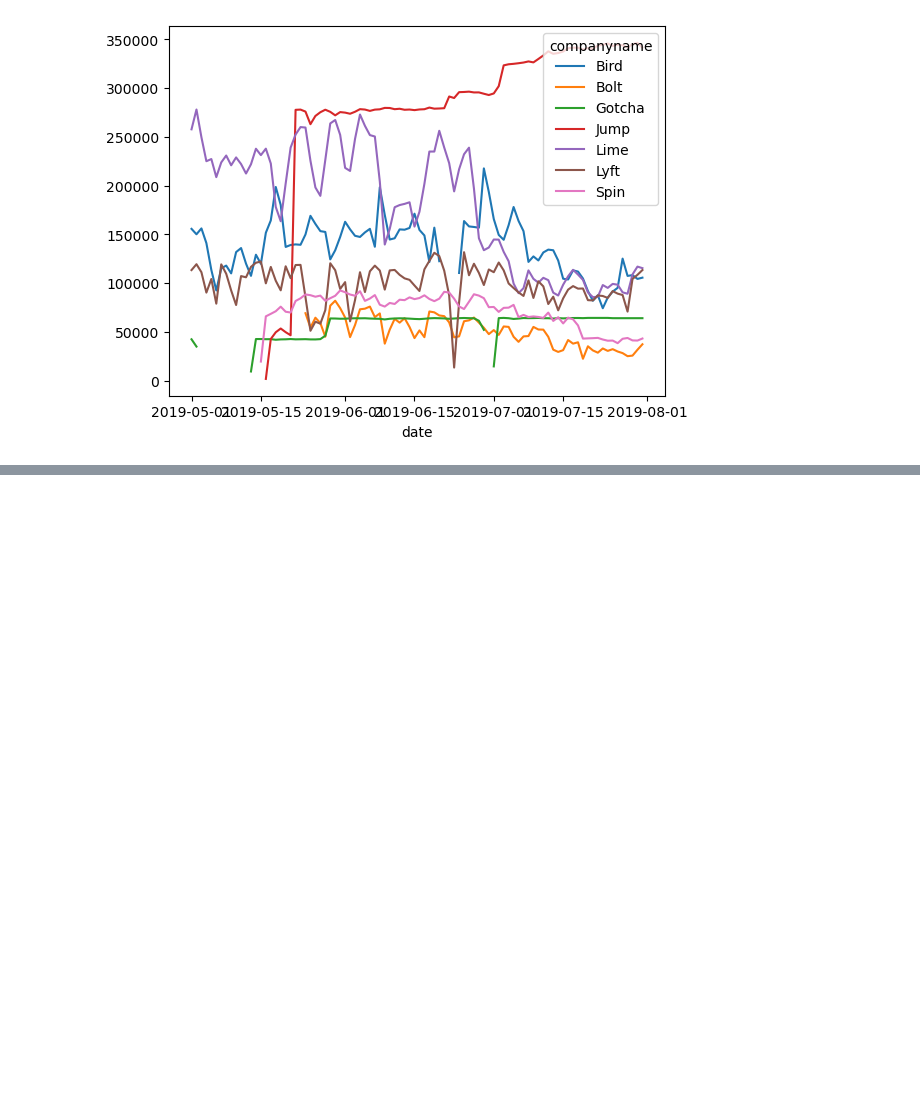
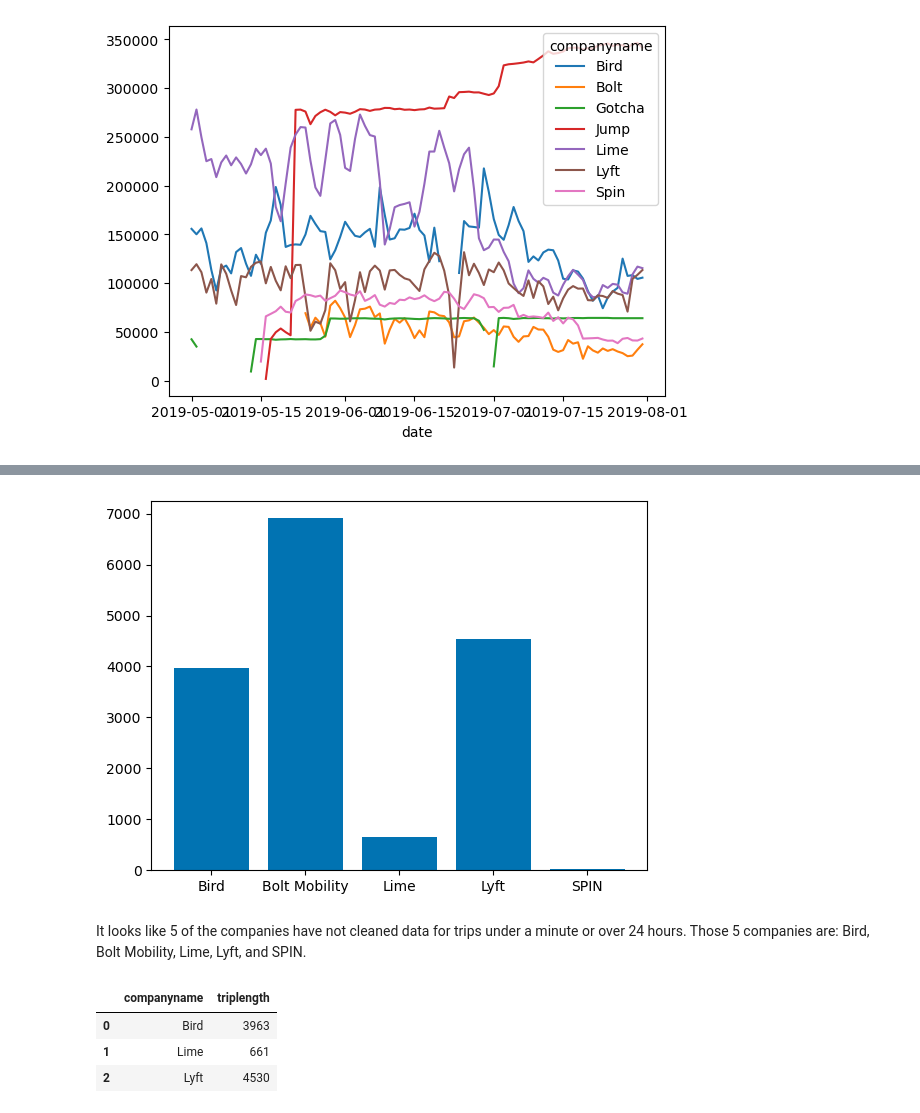
Before and after one commit to NSS-Data-Analytics-Cohort-8/scooter-partner1-badger-badger-python, a Jupyter notebook: notebooks/questions.ipynb, the cells around one changed output, grey strips where cells are left out. Saved outputs shown, nothing was run; the diff lists cells and outputs as text; code cells hidden in the pictures; blank space fills up the shorter version.

```diff
--- a/notebooks/questions.ipynb
+++ b/notebooks/questions.ipynb
@@ -105,0 +147,11 @@ plt.show()
+# %%
+triptimes = '''
+SELECT companyname, COUNT(tripduration) as triplength
+FROM trips
+WHERE tripduration < 1
+OR tripduration > 1440
+GROUP BY companyname;
+'''
+result = engine.execute(triptimes)
+ttimes = pd.read_sql(triptimes, con = engine)
+ttimes
@@ -105,0 +165,22 @@ plt.show()
+# %%
+plt.bar(ttimes['companyname'], ttimes['triplength'])
+plt.show()
+# %% [output]
+[figure, added]
+# %% [markdown]
+It looks like 5 of the companies have not cleaned data for trips under a minute or over 24 hours. Those 5 companies are: Bird, Bolt Mobility, Lime, Lyft, and SPIN.
+# %%
+triptimes1 = '''
+SELECT companyname, COUNT(tripduration) as triplength
+FROM trips
+WHERE tripduration < 1
+GROUP BY companyname;
+'''
+result = engine.execute(triptimes1)
+timeunder = pd.read_sql(triptimes1, con = engine)
+timeunder
+# %% [output]
+|  | companyname | triplength |
+| 0 | Bird | 3963 |
+| 1 | Lime | 661 |
+| 2 | Lyft | 4530 |
```
Also changed, not shown: parts of 11 cells of this notebook.
